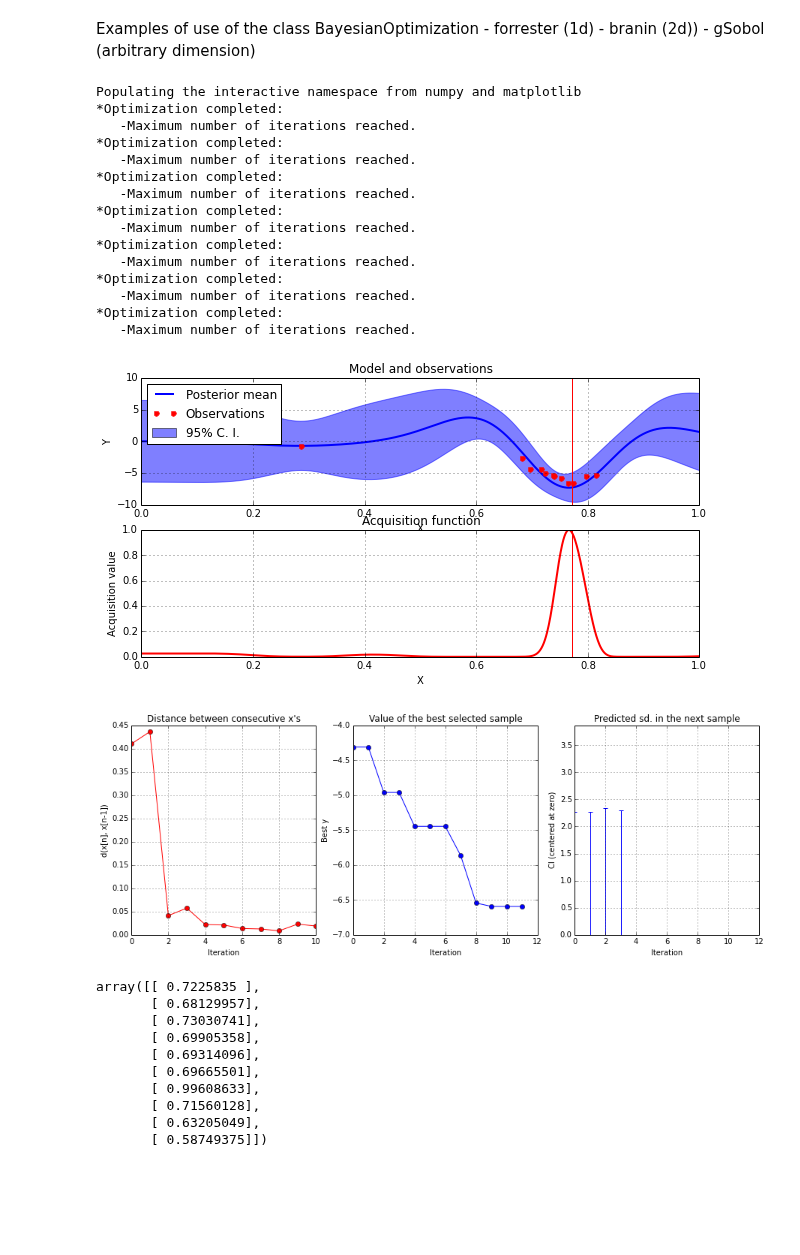
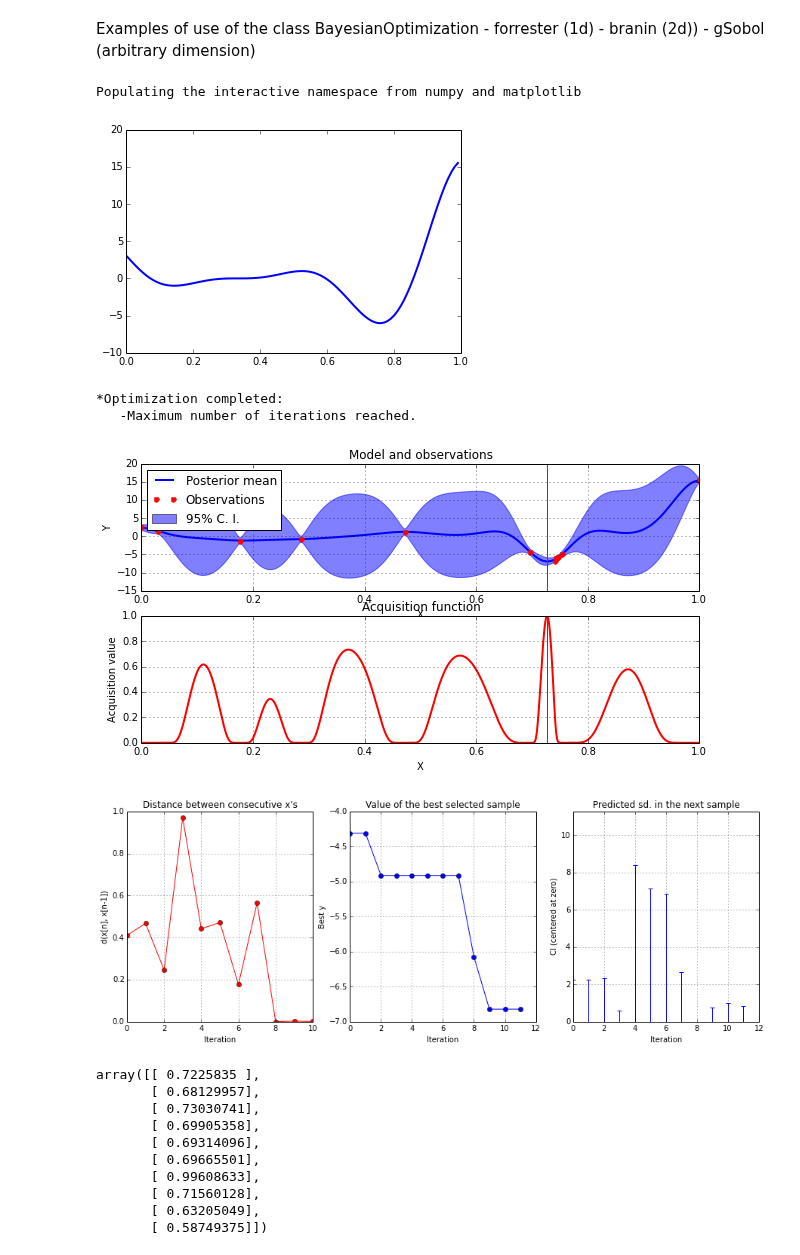
Before and after one commit to SheffieldML/GPyOpt, a Jupyter notebook: doc/examples/example.ipynb, the cells around one changed output. Cells and saved outputs as stored; diff of their text form; code cells hidden in the pictures; blank space fills up the shorter version.

```diff
--- a/doc/examples/example.ipynb
+++ b/doc/examples/example.ipynb
@@ -6,53 +6,42 @@ Examples of use of the class BayesianOptimization
 # %%
 %pylab inline
 # load packages and set seed
 import GPy
 import GPyOpt
 from numpy.random import seed
 seed(123)
 
 #tyt create the object function
 f_true = GPyOpt.fmodels.experiments1d.forrester()
 f_sim = GPyOpt.fmodels.experiments1d.forrester(sd= .5)
-#f_true.plot()
+f_true.plot()
 
 # box constrains of the function and horizont
 bounds = [(0,1)]
 H = 1
 
 # starts the optimization
 myBopt = GPyOpt.methods.BayesianOptimization(f=f_sim.f,
                                              bounds=bounds,
-                                             acquisition='MPI',
+                                             acquisition='LCB',
                                              normalize = False,
                                              verbosity=0)
 
-myBopt.start_optimization(max_iter = 5,
-                          n_inbatch = 2,
+myBopt.start_optimization(max_iter = 10,
+                          n_inbatch = 1,
                           acqu_optimize_method = 'brute',
                           acqu_optimize_restarts = 20,
                           stop_criteria=-1)
 
 myBopt.plot_acquisition()
 myBopt.plot_convergence()
 # %% [output]
 Populating the interactive namespace from numpy and matplotlib
-*Optimization completed:
-   -Maximum number of iterations reached.
-*Optimization completed:
-   -Maximum number of iterations reached.
-*Optimization completed:
-   -Maximum number of iterations reached.
-*Optimization completed:
-   -Maximum number of iterations reached.
-*Optimization completed:
-   -Maximum number of iterations reached.
-*Optimization completed:
-   -Maximum number of iterations reached.
-*Optimization completed:
-   -Maximum number of iterations reached.
-[figure, old version]
+[figure, new version]
+*Optimization completed:
+   -Maximum number of iterations reached.
-[figure, old version]
+[figure, new version]
+[figure, added]
 # %%
 myBopt.suggested_sample
 # %% [output]
```
Also changed, not shown: 3 other files.
